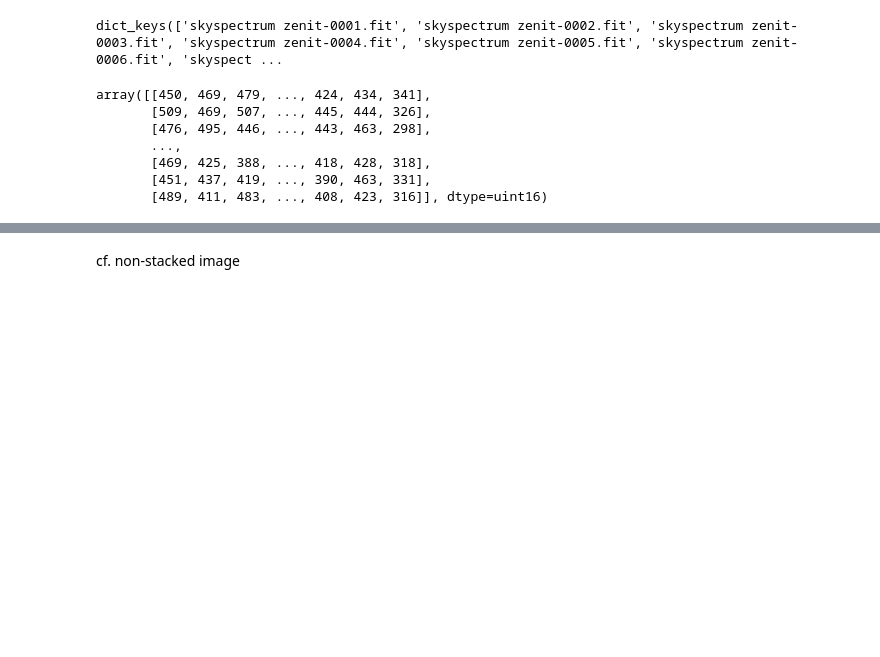
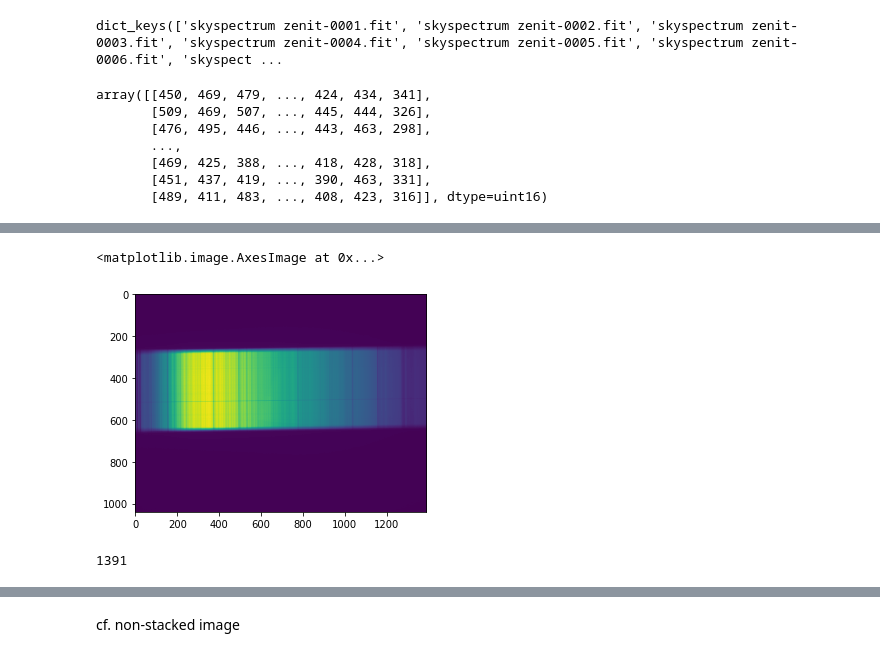
Before and after one commit to Yousousen/solar_physics, a Jupyter notebook: spectrum.ipynb, the cells around one changed output, grey strips where cells are left out. Cells and saved outputs as stored; diff of their text form; code cells hidden in the pictures; blank space fills up the shorter version.

```diff
--- a/spectrum.ipynb
+++ b/spectrum.ipynb
@@ -96,3 +106,12 @@ stack = np.median([ x for x in data_dict.values()], axis=0)
+# %%
+plt.imshow(stack)
+# %% [output]
+<matplotlib.image.AxesImage at 0x...>
+[figure, added]
+# %%
+len(stack[0])
+# %% [output]
+1391
 # %%
 plt.imshow(stack)
 # %% [output]
```
Also changed, not shown: parts of 30 cells of this notebook, 1 other file.
